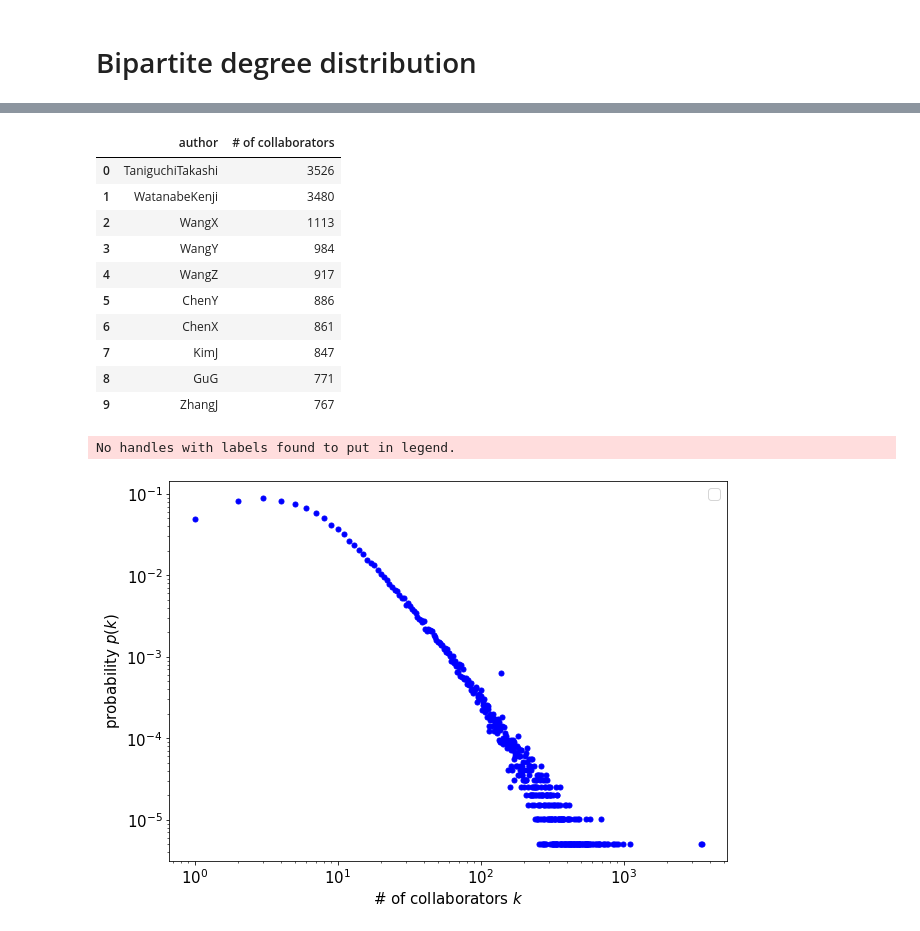
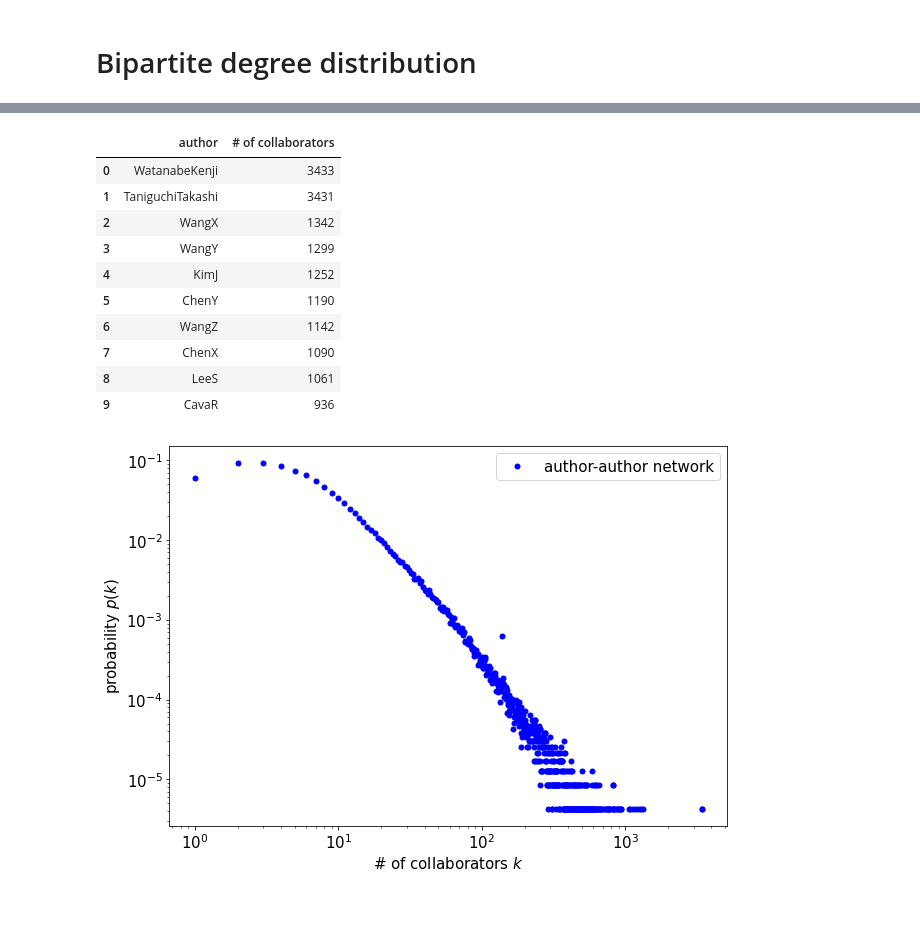
Before and after one commit to Owerre/citation-count-prediction, a Jupyter notebook: network_analytics/notebooks/network_analytics.ipynb, the cells around one changed output, grey strips where cells are left out. Drawn from its saved outputs; the diff is of its cells as text; code cells hidden in the pictures.

```diff
--- a/network_analytics/notebooks/network_analytics.ipynb
+++ b/network_analytics/notebooks/network_analytics.ipynb
@@ -27,8 +27,6 @@ nwk = Network()  # Instantiate the class
 # %%
 df = pd.read_csv('../data/network_data.csv', sep = '\t')
 df.arXiv_id = df['arXiv_id'].astype(str) # convert to string
-df.dropna(inplace = True)
-df = df[df.year >= 2010] # from 2010
 print('Data size', df.shape)
-df.head(10)
+df.tail(10)
 # %% [output]
@@ -129,20 +144,19 @@ author_dgr_.columns = ['author', '# of collaborators']
 author_dgr_.head(10)
 # %% [output]
 |  | author | # of collaborators |
-| 0 | TaniguchiTakashi | 3526 |
-| 1 | WatanabeKenji | 3480 |
-| 2 | WangX | 1113 |
-| 3 | WangY | 984 |
-| 4 | WangZ | 917 |
-| 5 | ChenY | 886 |
-| 6 | ChenX | 861 |
-| 7 | KimJ | 847 |
-| 8 | GuG | 771 |
-| 9 | ZhangJ | 767 |
+| 0 | WatanabeKenji | 3433 |
+| 1 | TaniguchiTakashi | 3431 |
+| 2 | WangX | 1342 |
+| 3 | WangY | 1299 |
+| 4 | KimJ | 1252 |
+| 5 | ChenY | 1190 |
+| 6 | WangZ | 1142 |
+| 7 | ChenX | 1090 |
+| 8 | LeeS | 1061 |
+| 9 | CavaR | 936 |
 # %%
-nwk.plot_dgr_dist(author_dgr_proba_, xlab = r'# of collaborators $k$',
-                  title = None, label = None)
+nwk.plot_dgr_dist(author_dgr_proba_, xlab = r'# of collaborators $k$', title = None,
+                  label = 'author-author network')
 # %% [output]
-No handles with labels found to put in legend.
-[figure, old version]
+[figure, new version]
 # %% [markdown]
```
Also changed, not shown: parts of 14 cells of this notebook, 4 other files.
